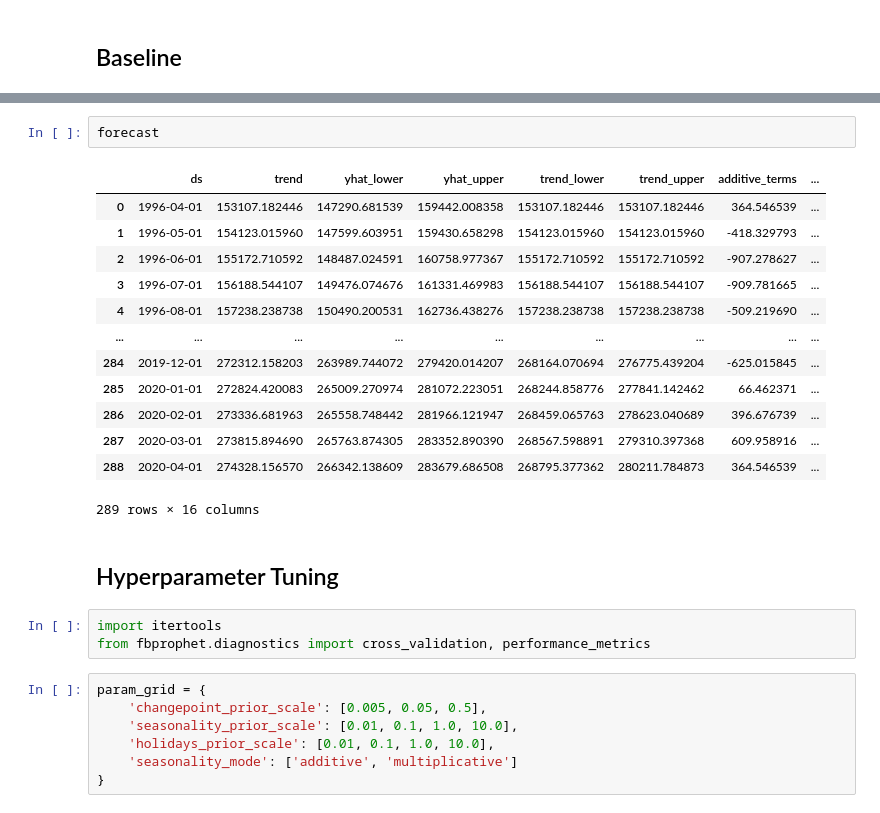
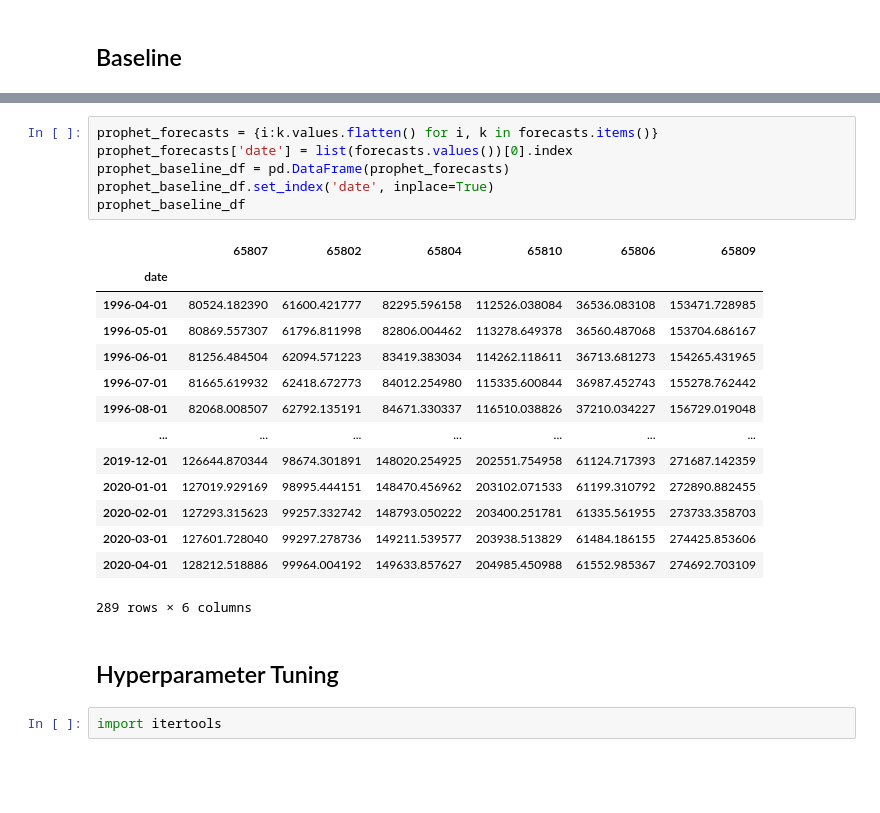
Before and after one commit to tjkim614/springfield_housing_analysis, a Jupyter notebook: 3-Facebook Prophet.ipynb, the cells around one changed output, grey strips where cells are left out. Cells and saved outputs as stored; diff of their text form; blank space fills up the shorter version.

```diff
--- a/3-Facebook Prophet.ipynb
+++ b/3-Facebook Prophet.ipynb
@@ -65,29 +81,26 @@ INFO:fbprophet:Disabling daily seasonality. Run prophet with daily_seasonality=T
-# %%
-forecast
-# %% [output]
-|  | ds | trend | yhat_lower | yhat_upper | trend_lower | trend_upper | additive_terms | ... |
-| 0 | 1996-04-01 | 153107.182446 | 147290.681539 | 159442.008358 | 153107.182446 | 153107.182446 | 364.546539 | ... |
-| 1 | 1996-05-01 | 154123.015960 | 147599.603951 | 159430.658298 | 154123.015960 | 154123.015960 | -418.329793 | ... |
-| 2 | 1996-06-01 | 155172.710592 | 148487.024591 | 160758.977367 | 155172.710592 | 155172.710592 | -907.278627 | ... |
-| 3 | 1996-07-01 | 156188.544107 | 149476.074676 | 161331.469983 | 156188.544107 | 156188.544107 | -909.781665 | ... |
-| 4 | 1996-08-01 | 157238.238738 | 150490.200531 | 162736.438276 | 157238.238738 | 157238.238738 | -509.219690 | ... |
-| ... | ... | ... | ... | ... | ... | ... | ... | ... |
-| 284 | 2019-12-01 | 272312.158203 | 263989.744072 | 279420.014207 | 268164.070694 | 276775.439204 | -625.015845 | ... |
-| 285 | 2020-01-01 | 272824.420083 | 265009.270974 | 281072.223051 | 268244.858776 | 277841.142462 | 66.462371 | ... |
-| 286 | 2020-02-01 | 273336.681963 | 265558.748442 | 281966.121947 | 268459.065763 | 278623.040689 | 396.676739 | ... |
-| 287 | 2020-03-01 | 273815.894690 | 265763.874305 | 283352.890390 | 268567.598891 | 279310.397368 | 609.958916 | ... |
-| 288 | 2020-04-01 | 274328.156570 | 266342.138609 | 283679.686508 | 268795.377362 | 280211.784873 | 364.546539 | ... |
-289 rows × 16 columns
+# %%
+prophet_forecasts = {i:k.values.flatten() for i, k in forecasts.items()}
+prophet_forecasts['date'] = list(forecasts.values())[0].index
+prophet_baseline_df = pd.DataFrame(prophet_forecasts)
+prophet_baseline_df.set_index('date', inplace=True)
+prophet_baseline_df
+# %% [output]
+|  | 65807 | 65802 | 65804 | 65810 | 65806 | 65809 |
+| date |  |  |  |  |  |  |
+| 1996-04-01 | 80524.182390 | 61600.421777 | 82295.596158 | 112526.038084 | 36536.083108 | 153471.728985 |
+| 1996-05-01 | 80869.557307 | 61796.811998 | 82806.004462 | 113278.649378 | 36560.487068 | 153704.686167 |
+| 1996-06-01 | 81256.484504 | 62094.571223 | 83419.383034 | 114262.118611 | 36713.681273 | 154265.431965 |
+| 1996-07-01 | 81665.619932 | 62418.672773 | 84012.254980 | 115335.600844 | 36987.452743 | 155278.762442 |
+| 1996-08-01 | 82068.008507 | 62792.135191 | 84671.330337 | 116510.038826 | 37210.034227 | 156729.019048 |
+| ... | ... | ... | ... | ... | ... | ... |
+| 2019-12-01 | 126644.870344 | 98674.301891 | 148020.254925 | 202551.754958 | 61124.717393 | 271687.142359 |
+| 2020-01-01 | 127019.929169 | 98995.444151 | 148470.456962 | 203102.071533 | 61199.310792 | 272890.882455 |
+| 2020-02-01 | 127293.315623 | 99257.332742 | 148793.050222 | 203400.251781 | 61335.561955 | 273733.358703 |
+| 2020-03-01 | 127601.728040 | 99297.278736 | 149211.539577 | 203938.513829 | 61484.186155 | 274425.853606 |
+| 2020-04-01 | 128212.518886 | 99964.004192 | 149633.857627 | 204985.450988 | 61552.985367 | 274692.703109 |
+289 rows × 6 columns
 # %% [markdown]
 ## Hyperparameter Tuning
-# %%
-import itertools
-from fbprophet.diagnostics import cross_validation, performance_metrics
-# %%
-param_grid = {
-    'changepoint_prior_scale': [0.005, 0.05, 0.5],
-    'seasonality_prior_scale': [0.01, 0.1, 1.0, 10.0],
-    'holidays_prior_scale': [0.01, 0.1, 1.0, 10.0],
-    'seasonality_mode': ['additive', 'multiplicative']
-}
+# %%
+import itertools
 # %%
```
Also changed, not shown: parts of 9 cells of this notebook, 4 other files.
